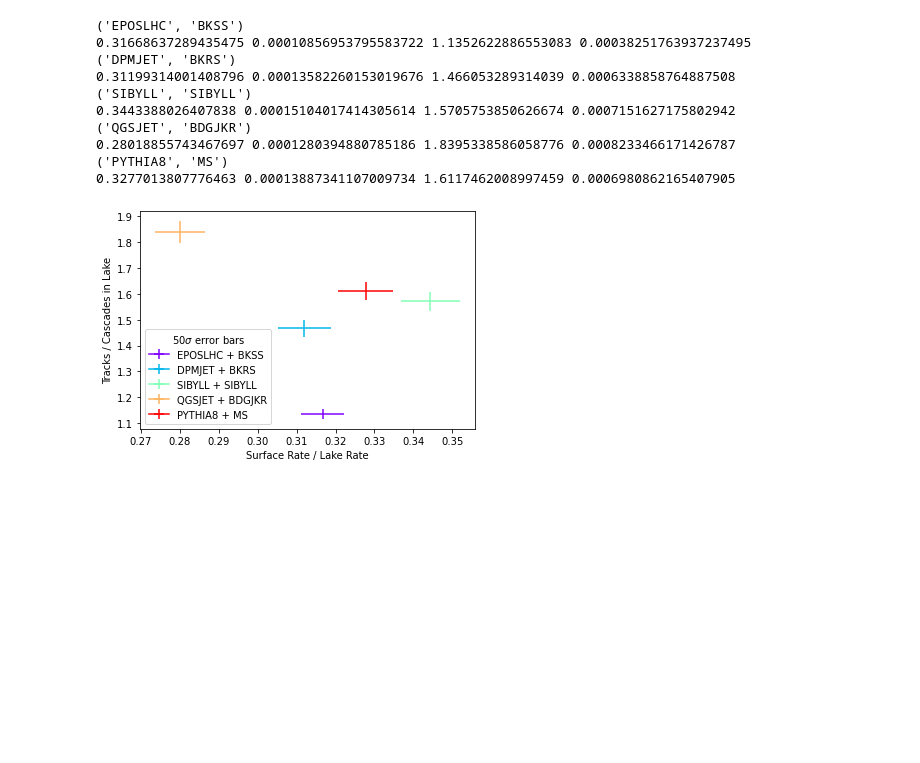
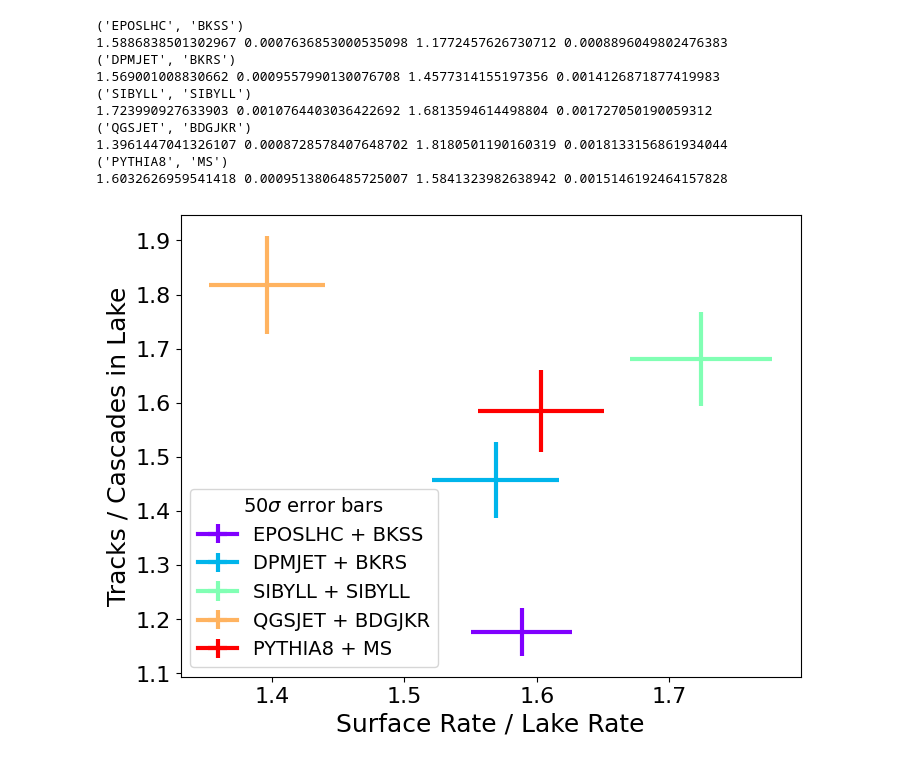
Before and after one commit to nickkamp1/Lake_Geneva_Neutrinos, a Jupyter notebook: RateComparison.ipynb, the cells around one changed output. Drawn from its saved outputs; the diff is of its cells as text; code cells hidden in the pictures; blank space fills up the shorter version.

```diff
--- a/RateComparison.ipynb
+++ b/RateComparison.ipynb
@@ -52,20 +54,33 @@ surface_fid_weights = {}
 lake_CC_fid_weights = {}
 lake_NC_fid_weights = {}
 
+light_simulation_surface_dict = {}
+charm_simulation_surface_dict = {}
+light_simulation_lakeCC_dict = {}
+charm_simulation_lakeCC_dict = {}
+light_simulation_lakeNC_dict = {}
+charm_simulation_lakeNC_dict = {}
+
 for gen_l,gen_c in zip(light_generators,charm_generators):
     print(gen_l,gen_c)
     print("lake CC")
-    light_simulation = MuonSimulation('Data/MuonSimulation/LHCb_LHC13_%s_light_lake_CC.parquet'%gen_l)
-    charm_simulation = MuonSimulation('Data/MuonSimulation/LHCb_LHC13_%s_charm_lake_CC.parquet'%gen_c)
-    lake_CC_fid_weights[(gen_l,gen_c)] = total_weights(light_simulation,charm_simulation,mode="lake")
+    light_simulation_lakeCC_dict[(gen_l,gen_c)] = MuonSimulation('Data/MuonSimulation/LHCb_LHC13_%s_light_lake_CC_10000_100.parquet'%gen_l)
+    charm_simulation_lakeCC_dict[(gen_l,gen_c)] = MuonSimulation('Data/MuonSimulation/LHCb_LHC13_%s_charm_lake_CC_10000_100.parquet'%gen_c)
+    lake_CC_fid_weights[(gen_l,gen_c)] = total_weights(light_simulation_lakeCC_dict[(gen_l,gen_c)],
+                                                       charm_simulation_lakeCC_dict[(gen_l,gen_c)],
+                                                       mode="lake")
     print("lake NC")
-    light_simulation = MuonSimulation('Data/MuonSimulation/LHCb_LHC13_%s_light_lake_NC.parquet'%gen_l)
-    charm_simulation = MuonSimulation('Data/MuonSimulation/LHCb_LHC13_%s_charm_lake_NC.parquet'%gen_c)
-    lake_NC_fid_weights[(gen_l,gen_c)] = total_weights(light_simulation,charm_simulation,mode="lake")
+    light_simulation_lakeNC_dict[(gen_l,gen_c)] = MuonSimulation('Data/MuonSimulation/LHCb_LHC13_%s_light_lake_NC_10000_100.parquet'%gen_l)
+    charm_simulation_lakeNC_dict[(gen_l,gen_c)] = MuonSimulation('Data/MuonSimulation/LHCb_LHC13_%s_charm_lake_NC_10000_100.parquet'%gen_c)
+    lake_NC_fid_weights[(gen_l,gen_c)] = total_weights(light_simulation_lakeNC_dict[(gen_l,gen_c)],
+                                                       charm_simulation_lakeNC_dict[(gen_l,gen_c)],
+                                                       mode="lake")
     print("surface")
-    light_simulation = MuonSimulation('Data/MuonSimulation/LHCb_LHC13_%s_light_surface_CC.parquet'%gen_l)
-    charm_simulation = MuonSimulation('Data/MuonSimulation/LHCb_LHC13_%s_charm_surface_CC.parquet'%gen_c)
-    surface_fid_weights[(gen_l,gen_c)] = total_weights(light_simulation,charm_simulation,mode="surface")
+    light_simulation_surface_dict[(gen_l,gen_c)] = MuonSimulation('Data/MuonSimulation/LHCb_LHC13_%s_light_surface_CC.parquet'%gen_l)
+    charm_simulation_surface_dict[(gen_l,gen_c)] = MuonSimulation('Data/MuonSimulation/LHCb_LHC13_%s_charm_surface_CC.parquet'%gen_c)
+    surface_fid_weights[(gen_l,gen_c)] = total_weights(light_simulation_surface_dict[(gen_l,gen_c)],
+                                                       charm_simulation_surface_dict[(gen_l,gen_c)],
+                                                       mode="surface")
 # %% [output]
 EPOSLHC BKSS
 lake CC
@@ -366,17 +444,15 @@ for k in surface_fid_weights.keys():
     print(k)
     c = next(color)
     gen_l,gen_c = k
+    light_simulation_surface = light_simulation_surface_dict[k]
+    charm_simulation_surface = charm_simulation_surface_dict[k]
+    light_simulation_lakeCC = light_simulation_lakeCC_dict[k]
+    charm_simulation_lakeCC = charm_simulation_lakeCC_dict[k]
+    light_simulation_lakeNC = light_simulation_lakeNC_dict[k]
+    charm_simulation_lakeNC = charm_simulation_lakeNC_dict[k]
 
-    light_simulation_surface = MuonSimulation('Data/MuonSimulation/LHCb_LHC13_%s_light_surface_CC.parquet'%gen_l)
-    charm_simulation_surface = MuonSimulation('Data/MuonSimulation/LHCb_LHC13_%s_charm_surface_CC.parquet'%gen_c)
     fid_weights_surface_l,fid_weights_surface_c = surface_fid_weights[k]
-
-    light_simulation_lakeCC = MuonSimulation('Data/MuonSimulation/LHCb_LHC13_%s_light_lake_CC.parquet'%gen_l)
-    charm_simulation_lakeCC = MuonSimulation('Data/MuonSimulation/LHCb_LHC13_%s_charm_lake_CC.parquet'%gen_c)
     fid_weights_lakeCC_l, fid_weights_lakeCC_c = lake_CC_fid_weights[k]
-
-    light_simulation_lakeNC = MuonSimulation('Data/MuonSimulation/LHCb_LHC13_%s_light_lake_NC.parquet'%gen_l)
-    charm_simulation_lakeNC = MuonSimulation('Data/MuonSimulation/LHCb_LHC13_%s_charm_lake_NC.parquet'%gen_c)
     fid_weights_lakeNC_l, fid_weights_lakeNC_c = lake_NC_fid_weights[k]
 
     total_surface = exposure_factor*(sum(fid_weights_surface_l[kcut_surface]) + sum(fid_weights_surface_c[kcut_surface]))
@@ -386,36 +462,36 @@ for k in surface_fid_weights.keys():
                                   sum(fid_weights_lakeNC_l[kcut_lake]) + \
                                   sum(fid_weights_lakeNC_c[kcut_lake])
                                  )
 
     numu_mask_l = abs(light_simulation_lakeCC.data["PDG"])==14
     numu_mask_c = abs(charm_simulation_lakeCC.data["PDG"])==14
     tracks_lake = exposure_factor * (sum(fid_weights_lakeCC_l[kcut_lake][numu_mask_l]) + sum(fid_weights_lakeCC_c[kcut_lake][numu_mask_c]))
     cascades_lake = exposure_factor * (sum(fid_weights_lakeCC_l[kcut_lake][np.logical_not(numu_mask_l)]) + \
                                        sum(fid_weights_lakeCC_c[kcut_lake][np.logical_not(numu_mask_c)]) + \
                                        sum(fid_weights_lakeNC_l[kcut_lake]) + \
                                        sum(fid_weights_lakeNC_c[kcut_lake])
                                       )
 
     r1 = total_surface / total_lake
     r2 = tracks_lake / cascades_lake
     r1_err = r1 * np.sqrt(1/total_surface + 1/total_lake)
     r2_err = r2 * np.sqrt(1/tracks_lake + 1/cascades_lake)
     print(r1,r1_err,r2,r2_err)
     plt.errorbar(r1,r2,xerr=50*r1_err,yerr=50*r2_err,color=c,markersize=500,label="%s + %s"%(gen_l,gen_c))
 plt.legend(title=r"$50\sigma$ error bars")
 plt.xlabel("Surface Rate / Lake Rate")
 plt.ylabel("Tracks / Cascades in Lake")
 plt.savefig("Figures/GeneratorDifferntiator.pdf",dpi=100)
 plt.show()
 # %% [output]
 ('EPOSLHC', 'BKSS')
-0.31668637289435475 0.00010856953795583722 1.1352622886553083 0.00038251763937237495
+1.5886838501302967 0.0007636853000535098 1.1772457626730712 0.0008896049802476383
 ('DPMJET', 'BKRS')
-0.31199314001408796 0.00013582260153019676 1.466053289314039 0.0006338858764887508
+1.569001008830662 0.0009557990130076708 1.4577314155197356 0.0014126871877419983
 ('SIBYLL', 'SIBYLL')
-0.3443388026407838 0.00015104017414305614 1.5705753850626674 0.0007151627175802942
+1.723990927633903 0.0010764403036422692 1.6813594614498804 0.001727050190059312
 ('QGSJET', 'BDGJKR')
-0.28018855743467697 0.0001280394880785186 1.8395338586058776 0.0008233466171426787
+1.3961447041326107 0.0008728578407648702 1.8180501190160319 0.0018133156861934044
 ('PYTHIA8', 'MS')
-0.3277013807776463 0.00013887341107009734 1.6117462008997459 0.0006980862165407905
+1.6032626959541418 0.0009513806485725007 1.5841323982638942 0.0015146192464157828
-[figure, old version]
+[figure, new version]
```
Also changed, not shown: parts of 4 cells of this notebook, 9 other files.
